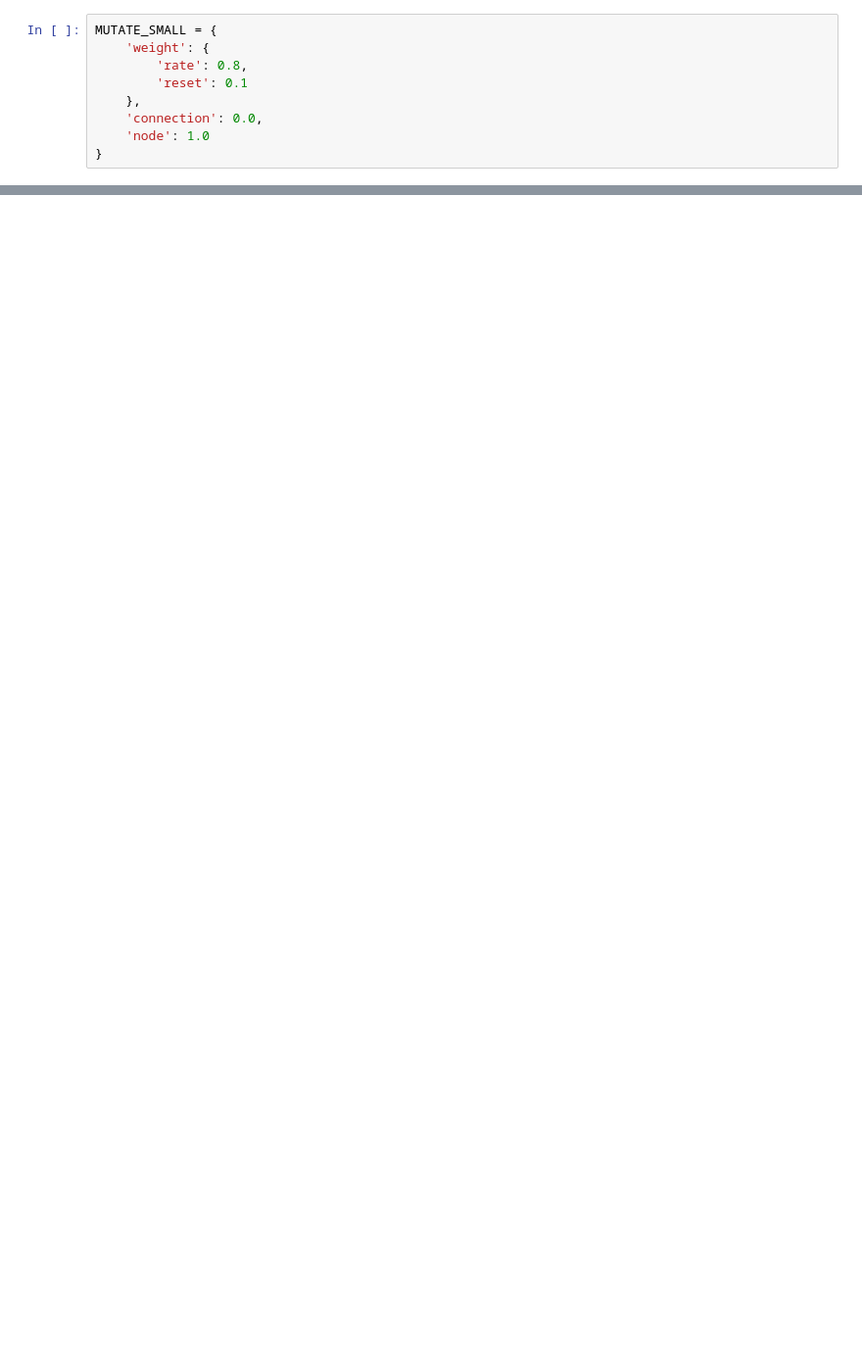
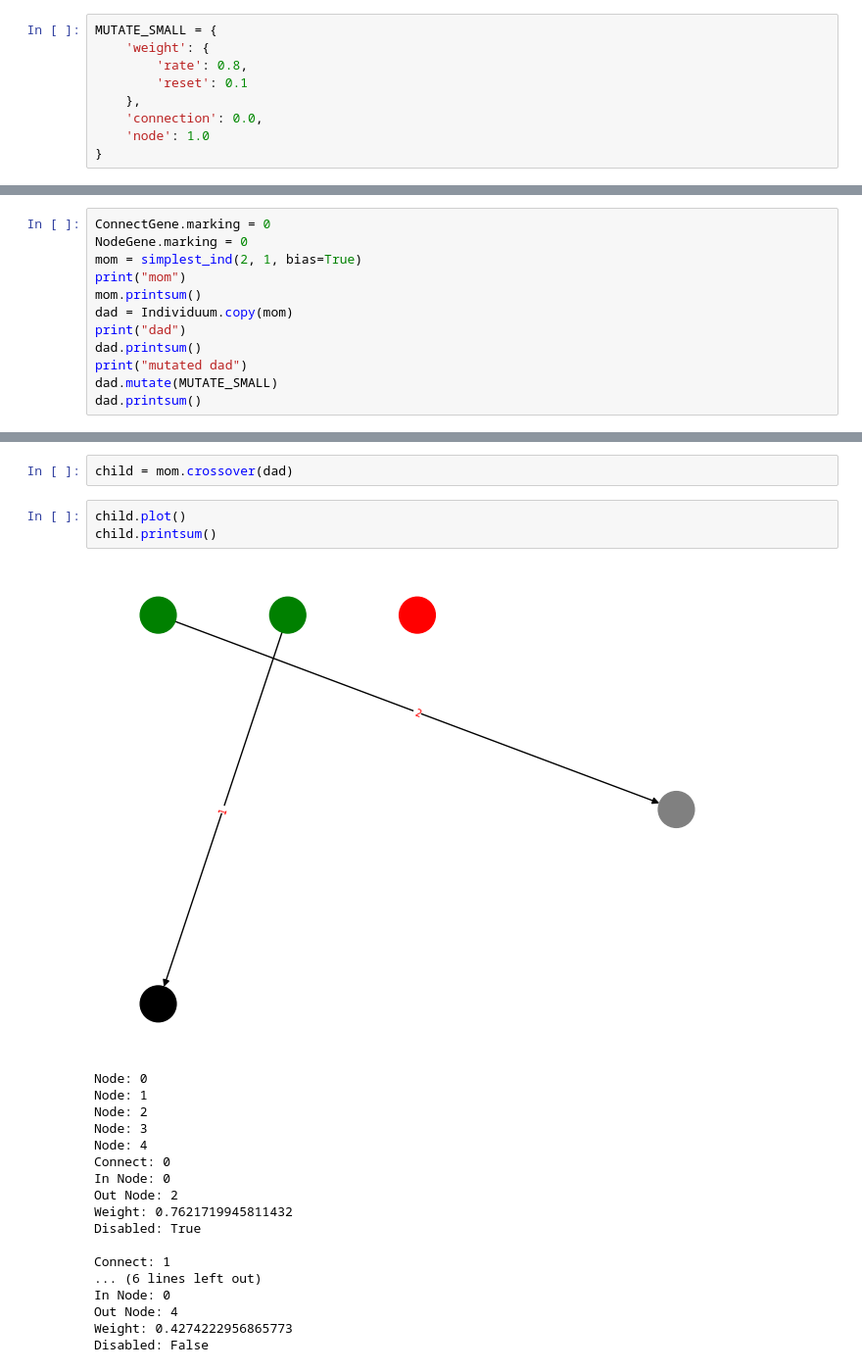
Before and after one commit to arzx/NeuroevolutionLab, a Jupyter notebook: neat-project.ipynb, the cells around one changed output, grey strips where cells are left out. Shown at 98% size. Cells and saved outputs as stored; diff of their text form; blank space fills up the shorter version.

```diff
--- a/neat-project.ipynb
+++ b/neat-project.ipynb
@@ -119,0 +112,12 @@ print(ind.forward(inp))
+# %%
+ConnectGene.marking = 0
+NodeGene.marking = 0
+mom = simplest_ind(2, 1, bias=True)
+print("mom")
+mom.printsum()
+dad = Individuum.copy(mom)
+print("dad")
+dad.printsum()
+print("mutated dad")
+dad.mutate(MUTATE_SMALL)
+dad.printsum()
@@ -119,0 +148,24 @@ print(ind.forward(inp))
+# %%
+child = mom.crossover(dad)
+# %%
+child.plot()
+child.printsum()
+# %% [output]
+[figure, added]
+Node: 0
+Node: 1
+Node: 2
+Node: 3
+Node: 4
+Connect: 0
+In Node: 0
+Out Node: 2
+Weight: 0.7621719945811432
+Disabled: True
+
+Connect: 1
+... (6 lines left out)
+In Node: 0
+Out Node: 4
+Weight: 0.4274222956865773
+Disabled: False
```
Also changed, not shown: parts of 12 cells of this notebook, 1 other file.
